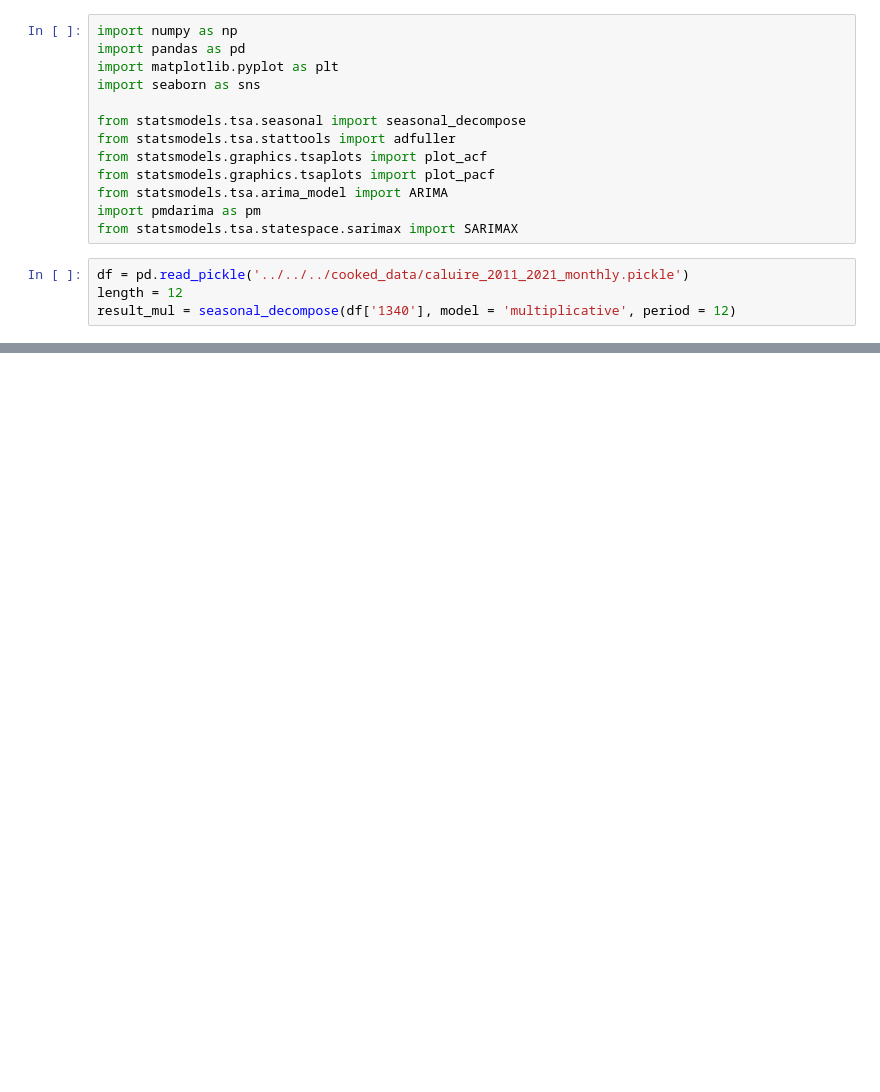
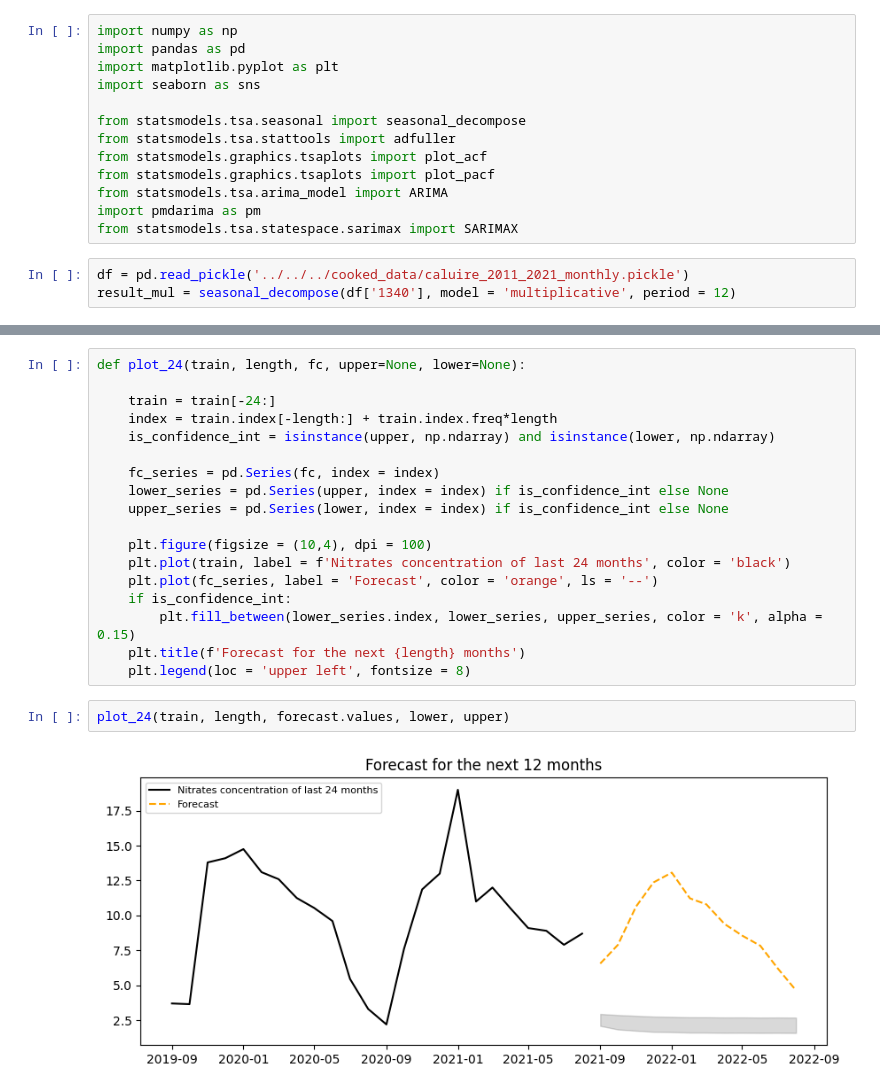
Before and after one commit to c-villalobos/water_pollution, a Jupyter notebook: notebooks/cristian/time_series/arima_predict.ipynb, the cells around one changed output, grey strips where cells are left out. Drawn from its saved outputs; the diff is of its cells as text; blank space fills up the shorter version.

```diff
--- a/notebooks/cristian/time_series/arima_predict.ipynb
+++ b/notebooks/cristian/time_series/arima_predict.ipynb
@@ -13,7 +13,6 @@ import pmdarima as pm
 from statsmodels.tsa.statespace.sarimax import SARIMAX
 # %%
 df = pd.read_pickle('../../../cooked_data/caluire_2011_2021_monthly.pickle')
-length = 12
 result_mul = seasonal_decompose(df['1340'], model = 'multiplicative', period = 12)
 # %%
 def predict(df, length):
@@ -195,0 +109,22 @@ plot_forecast(forecast_recons.values, train_recons, lower_recons.values, upper_r
+# %%
+def plot_24(train, length, fc, upper=None, lower=None):
+
+    train = train[-24:]
+    index = train.index[-length:] + train.index.freq*length
+    is_confidence_int = isinstance(upper, np.ndarray) and isinstance(lower, np.ndarray)
+
+    fc_series = pd.Series(fc, index = index)
+    lower_series = pd.Series(upper, index = index) if is_confidence_int else None
+    upper_series = pd.Series(lower, index = index) if is_confidence_int else None
+
+    plt.figure(figsize = (10,4), dpi = 100)
+    plt.plot(train, label = f'Nitrates concentration of last 24 months', color = 'black')
+    plt.plot(fc_series, label = 'Forecast', color = 'orange', ls = '--')
+    if is_confidence_int:
+        plt.fill_between(lower_series.index, lower_series, upper_series, color = 'k', alpha = 0.15)
+    plt.title(f'Forecast for the next {length} months')
+    plt.legend(loc = 'upper left', fontsize = 8)
+# %%
+plot_24(train, length, forecast.values, lower, upper)
+# %% [output]
+[figure, added]
```
Also changed, not shown: parts of 7 cells of this notebook, 1 other file.
